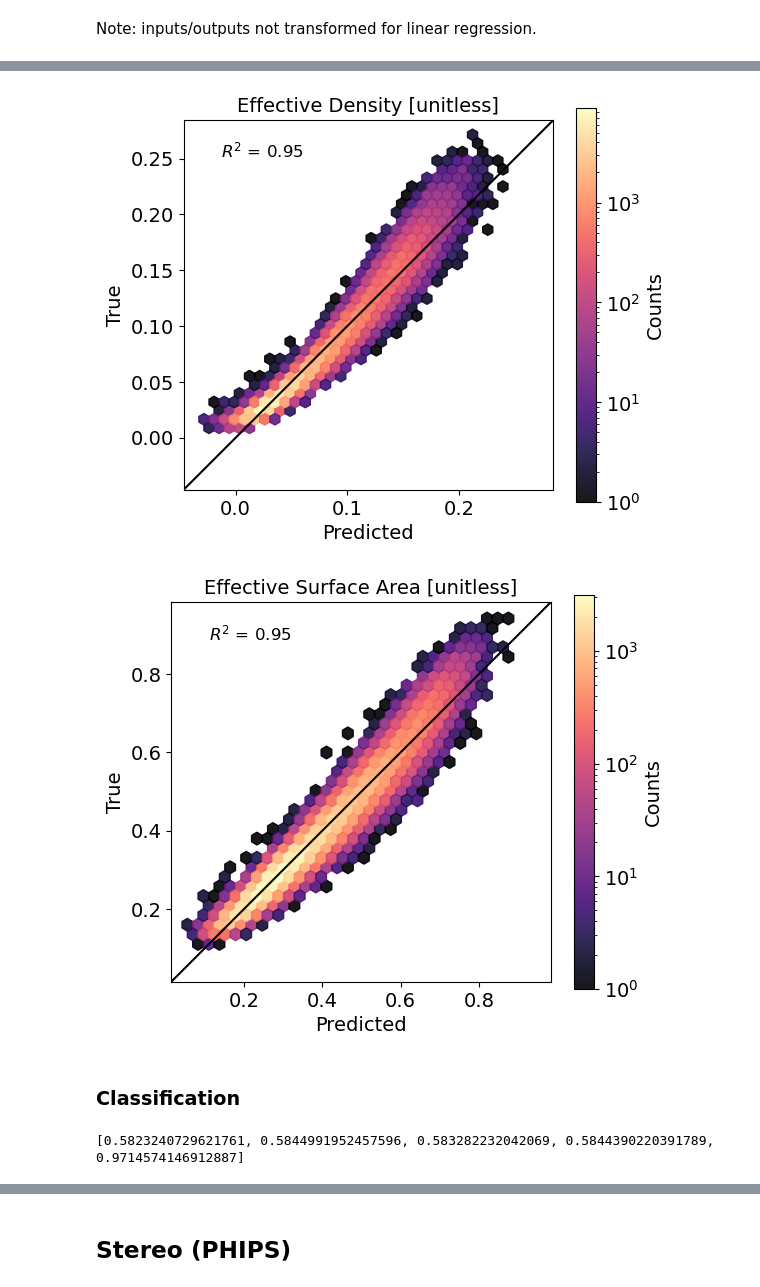
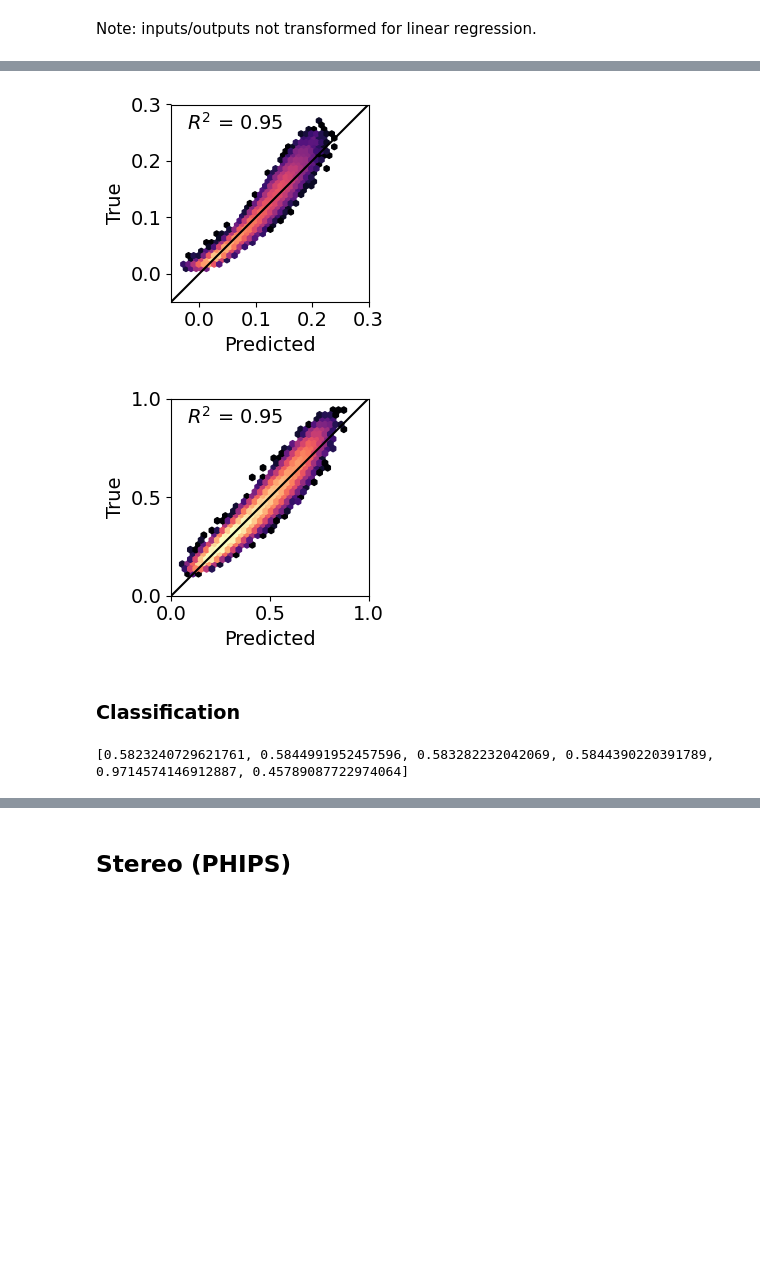
Before and after one commit to josephko91/ice3d-ml-paper, a Jupyter notebook: eval-reproduce-results.ipynb, the cells around one changed output, grey strips where cells are left out. Saved outputs shown, nothing was run; the diff lists cells and outputs as text; code cells hidden in the pictures; blank space fills up the shorter version.

```diff
--- a/eval-reproduce-results.ipynb
+++ b/eval-reproduce-results.ipynb
@@ -74,7 +79,7 @@ tab_stereo_phips_path = os.path.join(tab_dir, tab_stereo_phips_file)
 # Load the class mapping from a JSON file
 class_mapping_file = '/home/jko/ice3d/data/class_to_idx.json'
 # where to save plots
-savedir = './figs/test-results'
+savedir = './figs/test-results-v2'
 os.makedirs(savedir, exist_ok=True)
 # Load class mapping from JSON file
 with open(class_mapping_file, 'r') as f:
@@ -435,56 +464,52 @@ MAE for sa_eff: 0.15933996505329268
 R2 for effective density = 0.9536625352117107
 R2 for effective surface area = 0.9481908234403171
 # %%
-# Plot for rho_eff
-fig1, ax1 = plt.subplots(figsize=(6, 5))
+# Plot for rho_eff (same style as above)
+fig1, ax1 = plt.subplots(figsize=(4, 3))
 hb1 = ax1.hexbin(
     df_out['rho_eff_pred'], df_out['rho_eff_truth'],
-    gridsize=30, cmap=cmap_reg, mincnt=1, alpha=0.9, bins='log'
+    gridsize=30, cmap=cmap_reg, mincnt=1,
+    norm=LogNorm(vmin=cbar_limits['rho'][0], vmax=cbar_limits['rho'][1])
 )
-lims_rho = [
-    np.min([ax1.get_xlim(), ax1.get_ylim()]),
-    np.max([ax1.get_xlim(), ax1.get_ylim()])
-]
 ax1.axline(xy1=(0, 0), slope=1, color='black')
+lims_rho = scatter_limits['rho']
+step_rho = nice_step(lims_rho, target=4)
 ax1.set_xlim(lims_rho[0], lims_rho[1])
 ax1.set_ylim(lims_rho[0], lims_rho[1])
+ax1.xaxis.set_major_locator(MultipleLocator(step_rho))
+ax1.yaxis.set_major_locator(MultipleLocator(step_rho))
 ax1.set_aspect('equal')
 ax1.set_ylabel('True')
 ax1.set_xlabel('Predicted')
-ax1.set_title('Effective Density [unitless]')
-ax1.text(0.1, 0.9, f'$R^2$ = {r2_rho:.2f}', transform=ax1.transAxes, ha='left', size=12)
-cbar1 = fig1.colorbar(hb1, ax=ax1)
-cbar1.set_label('Counts')
+ax1.text(0.08, 0.87, f'$R^2$ = {r2_rho:.2f}', transform=ax1.transAxes, ha='left')
 plt.tight_layout()
 savepath1 = os.path.join(savedir, 'lin_reg_stereo_2ds_scatter_rho.png')
 plt.savefig(savepath1, dpi=300)
 
-# Plot for sa_eff
-fig2, ax2 = plt.subplots(figsize=(6, 5))
+# Plot for sa_eff (same style as above)
+fig2, ax2 = plt.subplots(figsize=(4, 3))
 hb2 = ax2.hexbin(
     df_out['sa_eff_pred'], df_out['sa_eff_truth'],
-    gridsize=30, cmap=cmap_reg, mincnt=1, alpha=0.9, bins='log'
+    gridsize=30, cmap=cmap_reg, mincnt=1,
+    norm=LogNorm(vmin=cbar_limits['sa'][0], vmax=cbar_limits['sa'][1])
 )
-lims_sa = [
-    np.min([ax2.get_xlim(), ax2.get_ylim()]),
-    np.max([ax2.get_xlim(), ax2.get_ylim()])
-]
 ax2.axline(xy1=(0, 0), slope=1, color='black')
+lims_sa = scatter_limits['sa']
+step_sa = nice_step(lims_sa, target=3)
 ax2.set_xlim(lims_sa[0], lims_sa[1])
 ax2.set_ylim(lims_sa[0], lims_sa[1])
+ax2.xaxis.set_major_locator(MultipleLocator(step_sa))
+ax2.yaxis.set_major_locator(MultipleLocator(step_sa))
 ax2.set_aspect('equal')
 ax2.set_ylabel('True')
 ax2.set_xlabel('Predicted')
-ax2.set_title('Effective Surface Area [unitless]')
-ax2.text(0.1, 0.9, f'$R^2$ = {r2_sa:.2f}', transform=ax2.transAxes, ha='left', size=12)
-cbar2 = fig2.colorbar(hb2, ax=ax2)
-cbar2.set_label('Counts')
+ax2.text(0.08, 0.87, f'$R^2$ = {r2_sa:.2f}', transform=ax2.transAxes, ha='left')
 plt.tight_layout()
 savepath2 = os.path.join(savedir, 'lin_reg_stereo_2ds_scatter_sa.png')
 plt.savefig(savepath2, dpi=300)
 # %% [output]
-[figure, old version]
+[figure, new version]
-[figure, old version]
+[figure, new version]
 # %% [markdown]
 ### Classification
 # %%
@@ -527,12 +552,15 @@ balanced_acc = float(balanced_accuracy_score(y_test, y_test_pred))
 # y_test_probs: shape (n_samples, n_classes)
 top_k = float(top_k_accuracy_score(y_test, y_test_probs, k=3))
 
+# MAE (on predicted class labels; works when labels are integers)
+mae = float(mean_absolute_error(y_test, y_test_pred))
+
 # collect and save metrics
-metrics = [precision, recall, f1, balanced_acc, top_k]
+metrics = [precision, recall, f1, balanced_acc, top_k, mae]
 metrics_cls['lin_stereo_2ds'] = metrics
 print(metrics)
 # %% [output]
-[0.5823240729621761, 0.5844991952457596, 0.583282232042069, 0.5844390220391789, 0.9714574146912887]
+[0.5823240729621761, 0.5844991952457596, 0.583282232042069, 0.5844390220391789, 0.9714574146912887, 0.45789087722974064]
 # %%
 # Extract predictions and targets
 preds = y_test_pred
```
Also changed, not shown: parts of 41 cells of this notebook, 1 other file.
